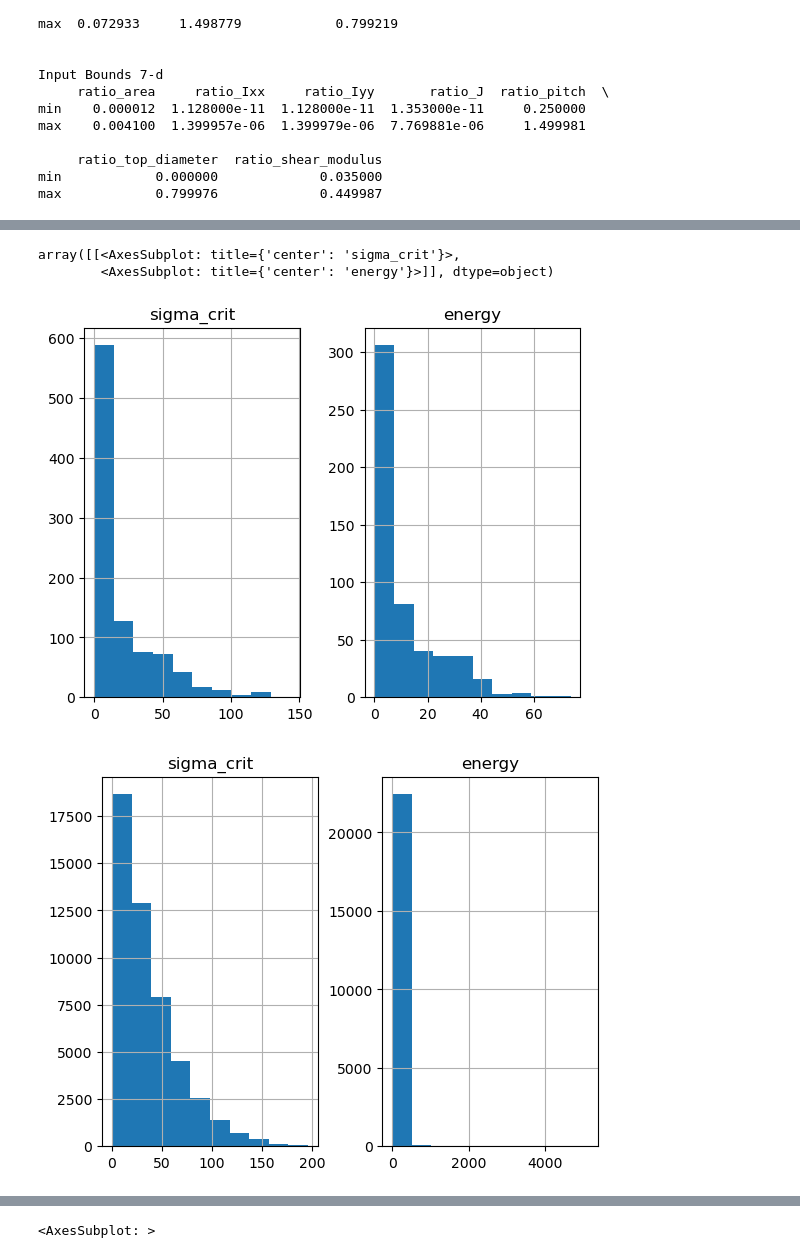
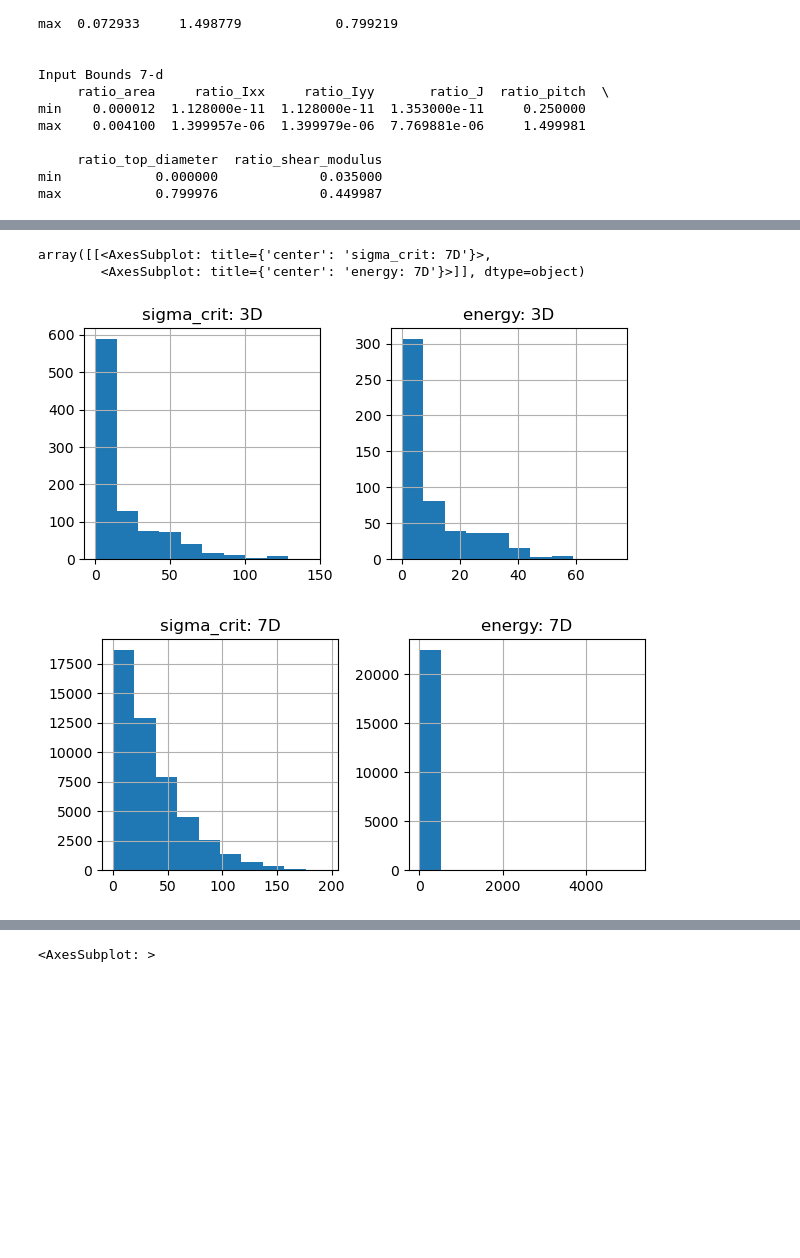
Before and after one commit to justinmiller33/3dasm_project, a Jupyter notebook: part1.ipynb, the cells around one changed output, grey strips where cells are left out. Drawn from its saved outputs; the diff is of its cells as text; code cells hidden in the pictures; blank space fills up the shorter version.

```diff
--- a/part1.ipynb
+++ b/part1.ipynb
@@ -121,12 +155,18 @@ Text(0, 0.5, 'ratio_top_diameter')
 # %%
 # 1.3. For both datasets, create histograms for each continuous output variable (number of points whose
 # output is within particular intervals).
-output_3[["sigma_crit", "energy"]].hist()
-output_7[["sigma_crit", "energy"]].hist()
+from copy import deepcopy
+mo3 = deepcopy(output_3)
+mo3.columns = ['coilable: 3D', 'sigma_crit: 3D', 'energy: 3D']
+mo7 = deepcopy(output_7)
+mo7.columns = ['coilable: 7D', 'sigma_crit: 7D', 'energy: 7D']
+
+mo3[["sigma_crit: 3D", "energy: 3D"]].hist(figsize=[7,3])
+mo7[["sigma_crit: 7D", "energy: 7D"]].hist(figsize=[7,3])
 # %% [output]
-array([[<AxesSubplot: title={'center': 'sigma_crit'}>,
-        <AxesSubplot: title={'center': 'energy'}>]], dtype=object)
+array([[<AxesSubplot: title={'center': 'sigma_crit: 7D'}>,
+        <AxesSubplot: title={'center': 'energy: 7D'}>]], dtype=object)
-[figure, old version]
+[figure, new version]
-[figure, old version]
+[figure, new version]
 # %%
 # 1.3 cont. If you find strong outliers, propose a strategy to remove those outliers
```
Also changed, not shown: parts of 10 cells of this notebook.
